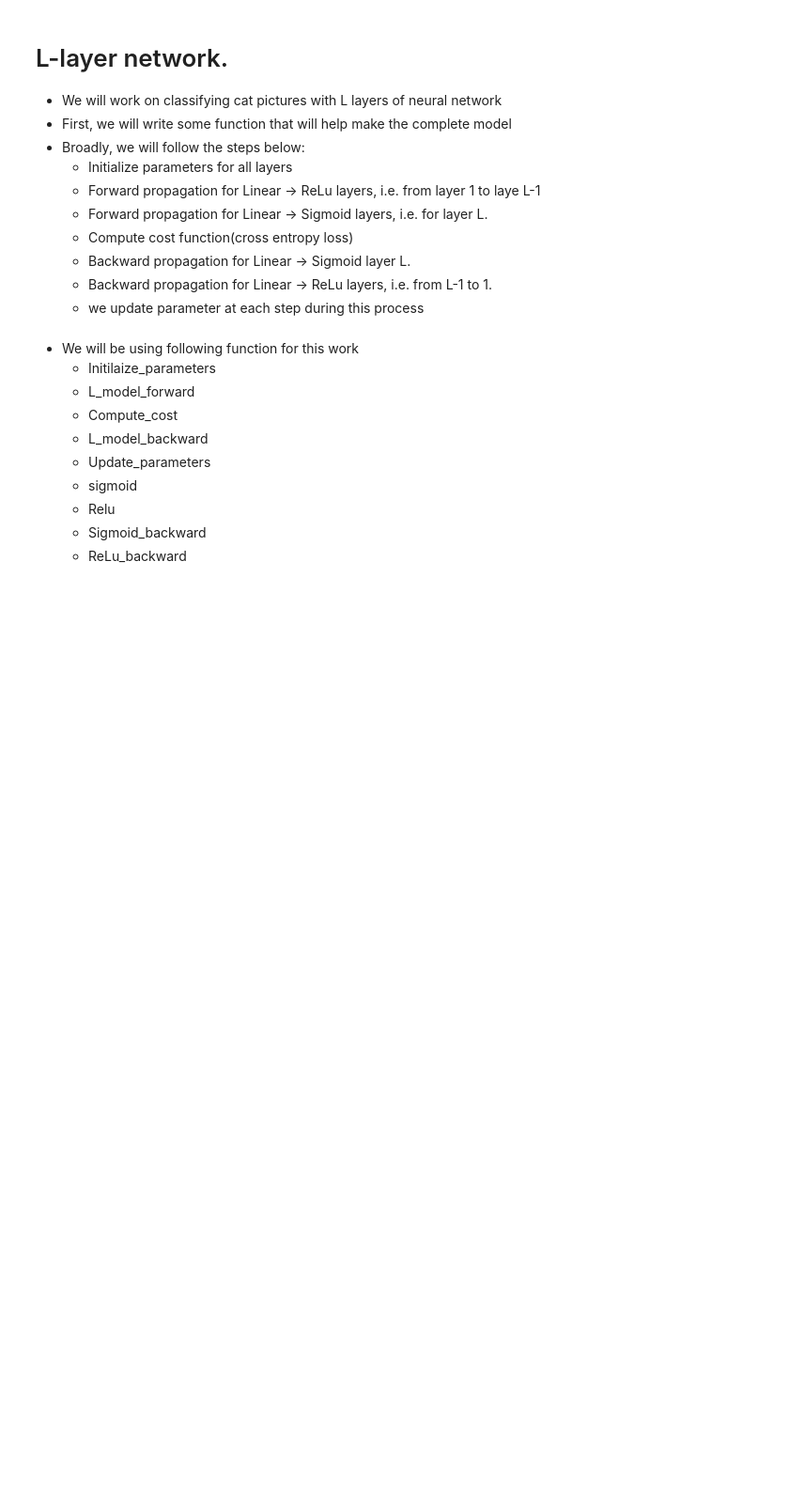
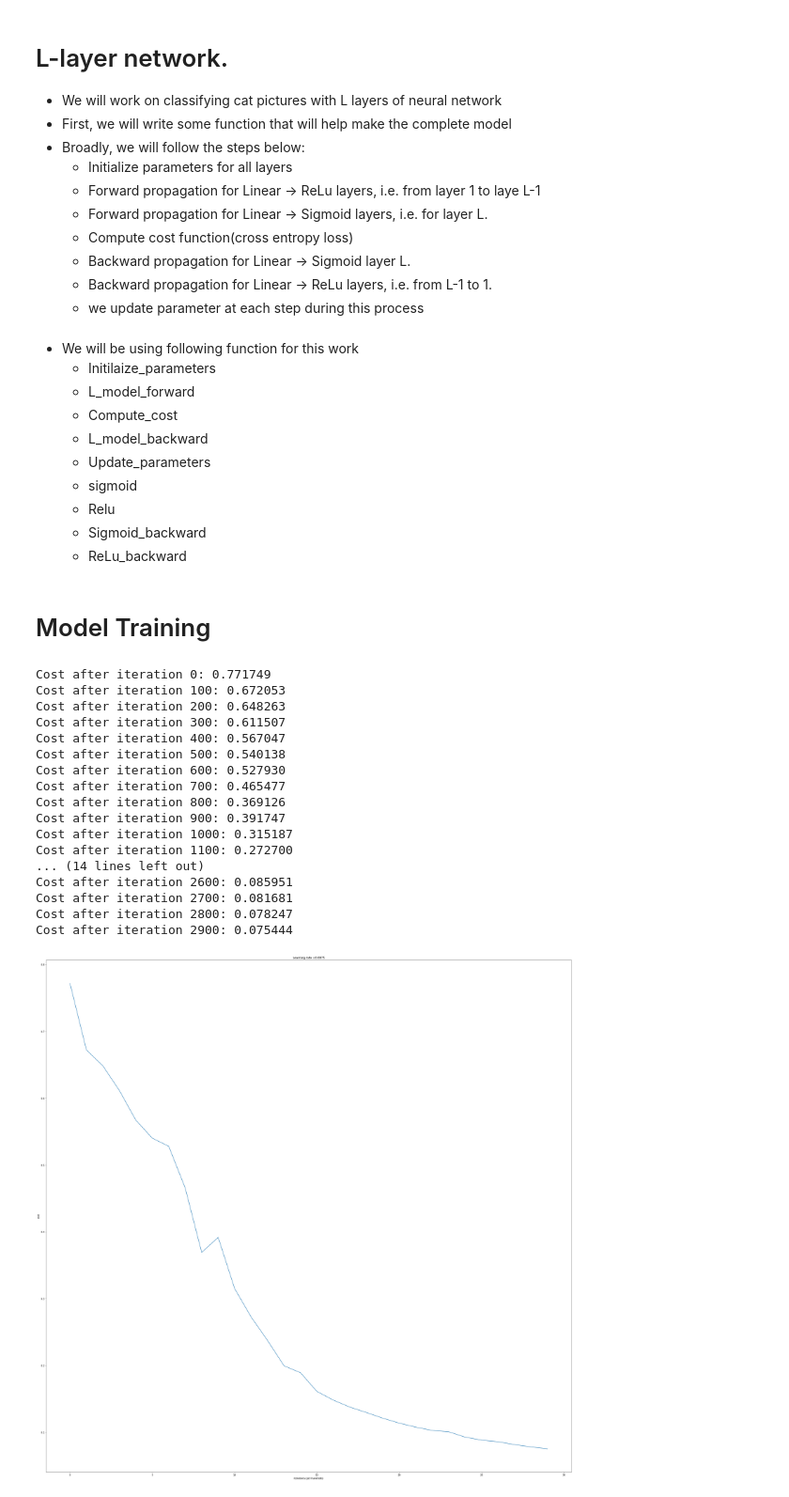
Before and after one commit to vkvats/DeepLearning-by-Andrew-Ng, a Jupyter notebook: Specialization-1/week4/week4-assignment .ipynb, the cells around one changed output. Shown: that part at 94% size. Saved outputs shown, nothing was run; the diff lists cells and outputs as text; code cells hidden in the pictures; blank space fills up the shorter version.

```diff
--- a/Specialization-1/week4/week4-assignment .ipynb
+++ b/Specialization-1/week4/week4-assignment .ipynb
@@ -243,0 +432,25 @@ def L_model_forward(X, parameters):
+# %%
+# we use gradient descent to update the parameters.
+
+def update_parameters(parameters, grads, learning_rate):
+    """
+    Update parameters using gradient descent
+
+    Arguments:
+    parameters : all parameters
+    grads : all gradients.
+
+    Returns:
+    parameters : updated parameters.
+    """
+    # number of layers in the neural network
+    L = len(parameters) // 2
+
+    # Update rule for each parameter.
+    # we need to iterate over all layers and update its parameters.
+    for l in range(L):
+        # we will use index l+1 as our layers start from 1.
+        parameters["W" + str(l+1)] = parameters["W" + str(l+1)] - learning_rate * grads["dW" + str(l+1)]
+        parameters["b" + str(l+1)] = parameters["b" + str(l+1)] - learning_rate * grads["db" + str(l+1)]
+
+    return parameters
@@ -243,0 +512,39 @@ def L_model_forward(X, parameters):
+# %% [markdown]
+# Model Training
+# %%
+# network details
+layers_dims = [12288, 20, 7, 5, 1]
+# layers_dims = [12288, 20, 10, 5, 3, 1]
+
+# Load data
+train_x_orig, train_y, test_x_orig, test_y, classes = load_data()
+
+# Reshape the training and test examples
+train_x_flatten = train_x_orig.reshape(train_x_orig.shape[0], -1).T
+test_x_flatten = test_x_orig.reshape(test_x_orig.shape[0], -1).T
+
+# Feature normalization.
+train_x = train_x_flatten/255.
+test_x = test_x_flatten/255.
+
+# run the model
+parameters = L_layer_model(train_x, train_y, layers_dims, num_iterations = 3000, print_cost = True)
+# %% [output]
+Cost after iteration 0: 0.771749
+Cost after iteration 100: 0.672053
+Cost after iteration 200: 0.648263
+Cost after iteration 300: 0.611507
+Cost after iteration 400: 0.567047
+Cost after iteration 500: 0.540138
+Cost after iteration 600: 0.527930
+Cost after iteration 700: 0.465477
+Cost after iteration 800: 0.369126
+Cost after iteration 900: 0.391747
+Cost after iteration 1000: 0.315187
+Cost after iteration 1100: 0.272700
+... (14 lines left out)
+Cost after iteration 2600: 0.085951
+Cost after iteration 2700: 0.081681
+Cost after iteration 2800: 0.078247
+Cost after iteration 2900: 0.075444
+[figure, added]
```
Also changed, not shown: parts of 12 cells of this notebook, 1 other file.
